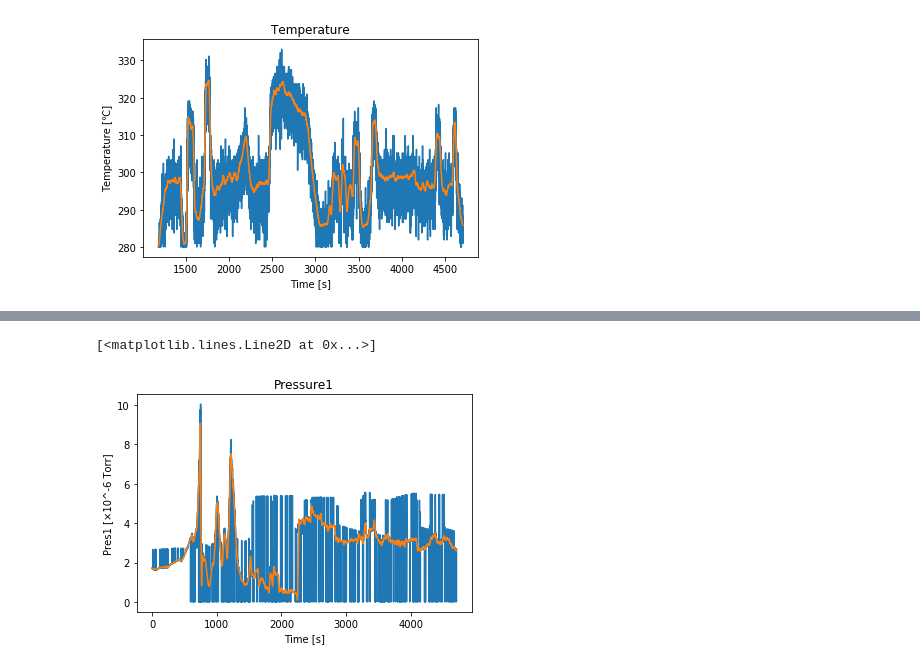
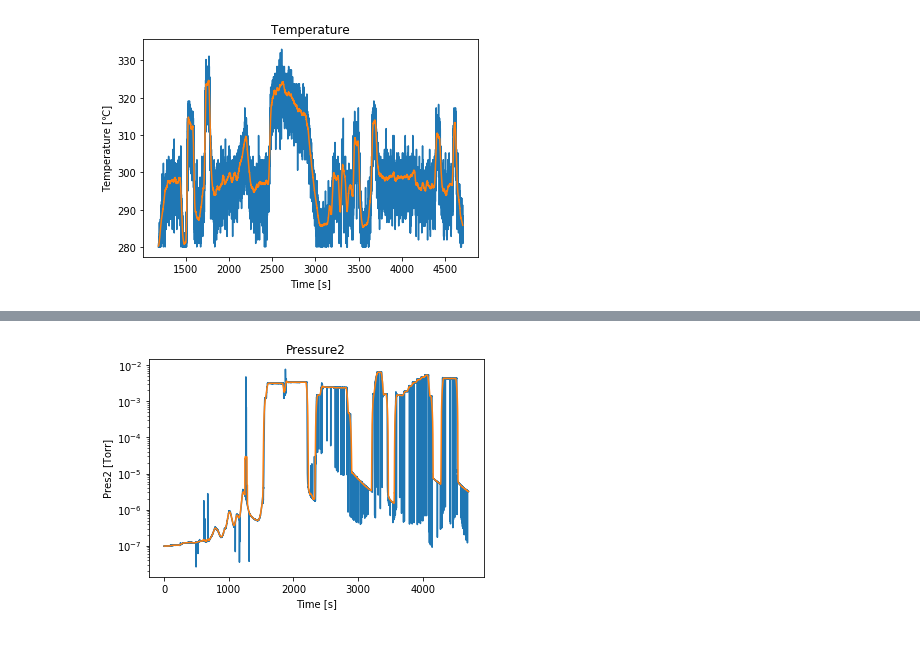
Before and after one commit to queezz/PID_Controll, a Jupyter notebook: plotexample.ipynb, the cells around one changed output, grey strips where cells are left out. Drawn from its saved outputs; the diff is of its cells as text; code cells hidden in the pictures.

```diff
--- a/plotexample.ipynb
+++ b/plotexample.ipynb
@@ -79,15 +97,16 @@ plt.plot(xy[:, 0], xy[:, 1])
 # %%
-""" pressure1 """
-pres1_csv = pd.read_csv(pres1_dir + "/" + filename)
-plt.title("Pressure1")
+""" pressure2 """
+pres2_csv = pd.read_csv(pres2_dir + "/" + filename)
+plt.title("Pressure2")
 plt.xlabel("Time [s]")
-plt.ylabel("Pres1 [×10^-6 Torr]")
-xy = ThreadType.PRESSURE1.getCalcArray(np.array(pres1_csv))
+plt.ylabel("Pres2 [Torr]")
+xy = ThreadType.PRESSURE2.getCalcArray(np.array(pres2_csv))
 
 plt.plot(xy[:, 0], xy[:, 1])
-xy[:, 1] = savitzky_golay(xy[:, 1], 200, 2)
+xy[:, 1] = savitzky_golay(xy[:, 1], 200, 1)
 
 plt.plot(xy[:, 0], xy[:, 1])
+
+yscale("log")
 # %% [output]
-[<matplotlib.lines.Line2D at 0x...>]
-[figure, old version]
+[figure, new version]
```
Also changed, not shown: parts of 5 cells of this notebook, 5 other files.
